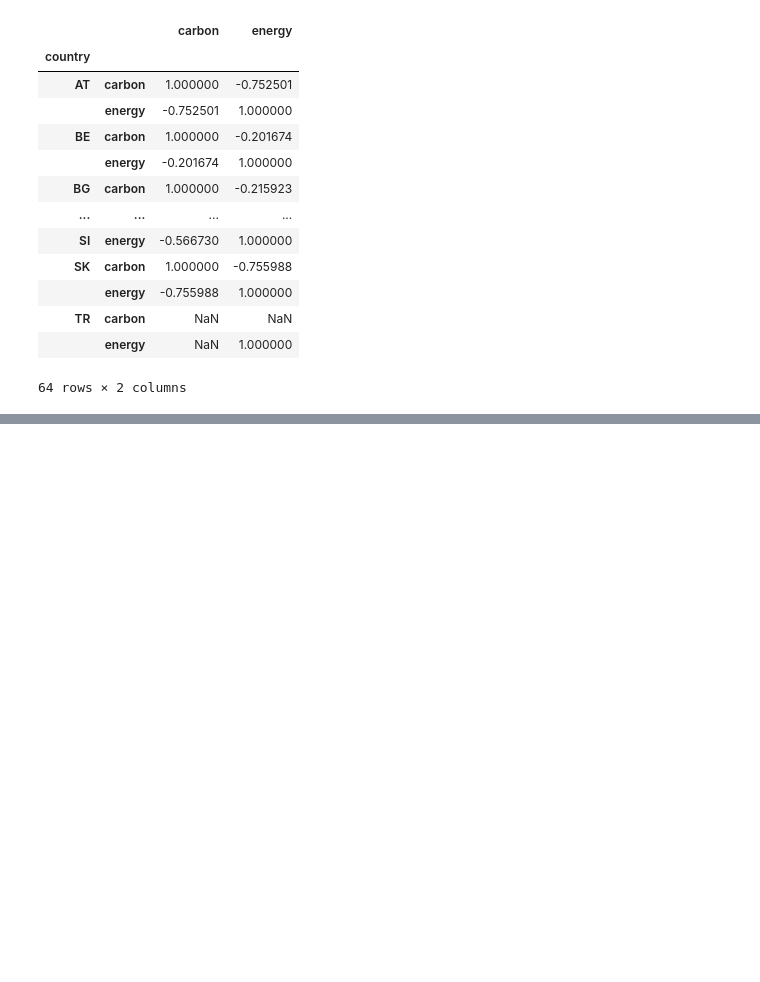
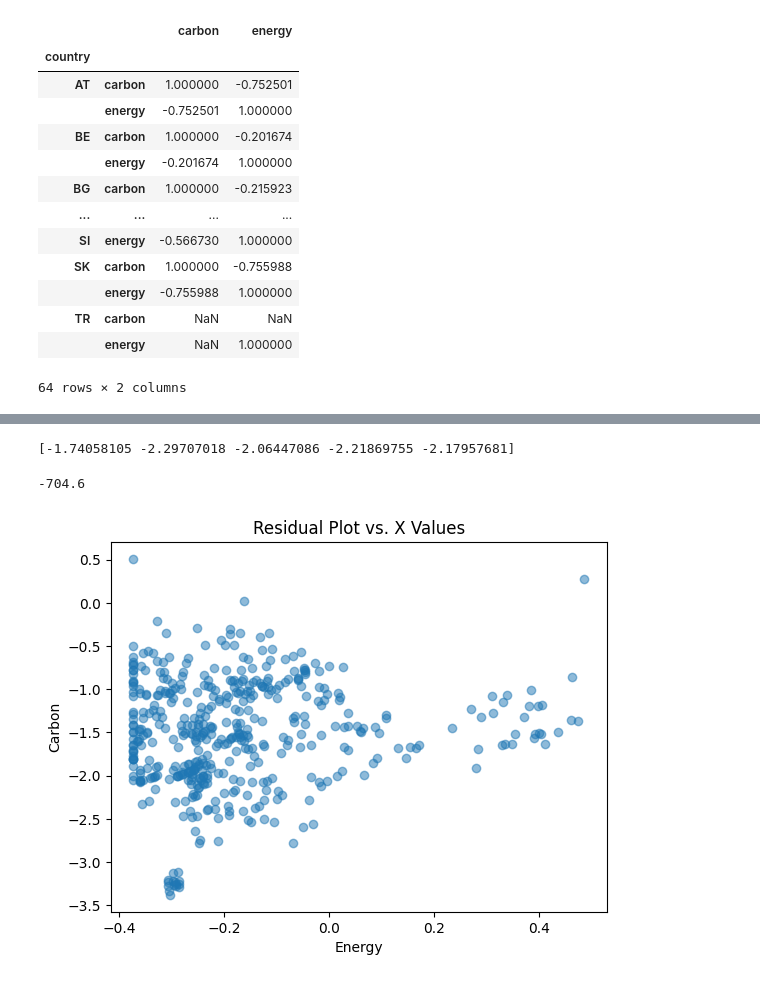
Before and after one commit to mehallhm/wafflers, a Jupyter notebook: eda/eda.ipynb, the cells around one changed output, grey strips where cells are left out. Saved outputs shown, nothing was run; the diff lists cells and outputs as text; code cells hidden in the pictures; blank space fills up the shorter version.

```diff
--- a/eda/eda.ipynb
+++ b/eda/eda.ipynb
@@ -221,0 +222,17 @@ array([  -6.91246961,   21.70873901,   -1.08753039,   16.1136328 ,
+# %%
+# get the residuals
+res = y - np.matmul(X, m)
+print(res[0:5])
+round(sum(res), 1)
+# %% [output]
+[-1.74058105 -2.29707018 -2.06447086 -2.21869755 -2.17957681]
+-704.6
+# %%
+# x values versus residuals
+plt.scatter(X[:, 1:2], res, alpha=0.5)
+plt.xlabel("Energy")
+plt.ylabel("Carbon")
+plt.title("Residual Plot vs. X Values")
+plt.show()
+# %% [output]
+[figure, added]
```
Also changed, not shown: parts of 5 cells of this notebook.
